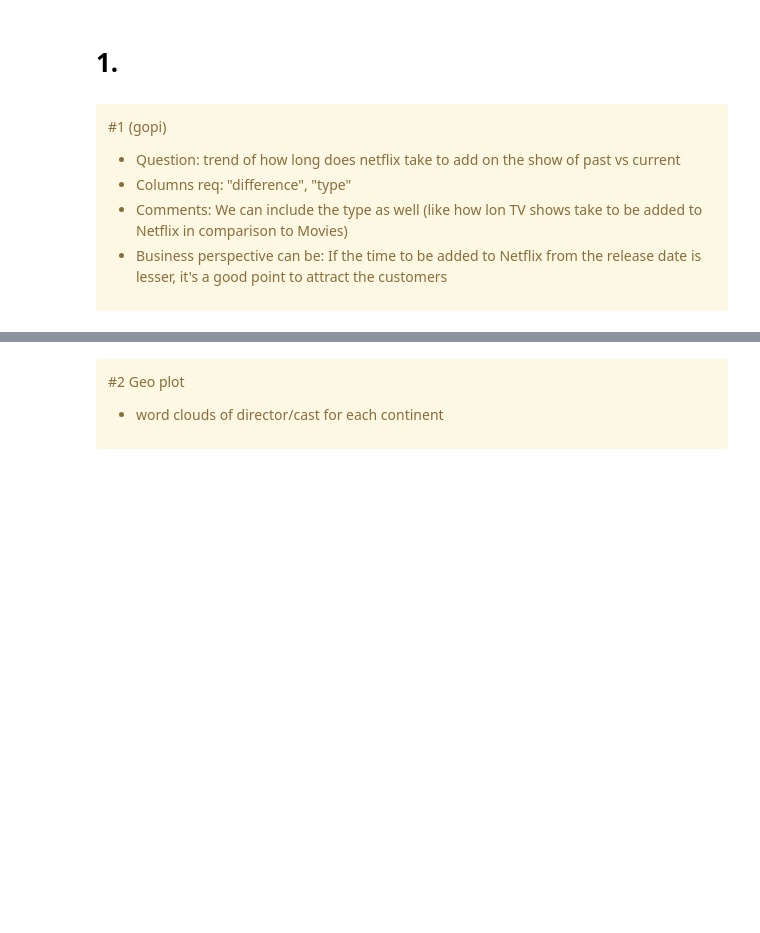
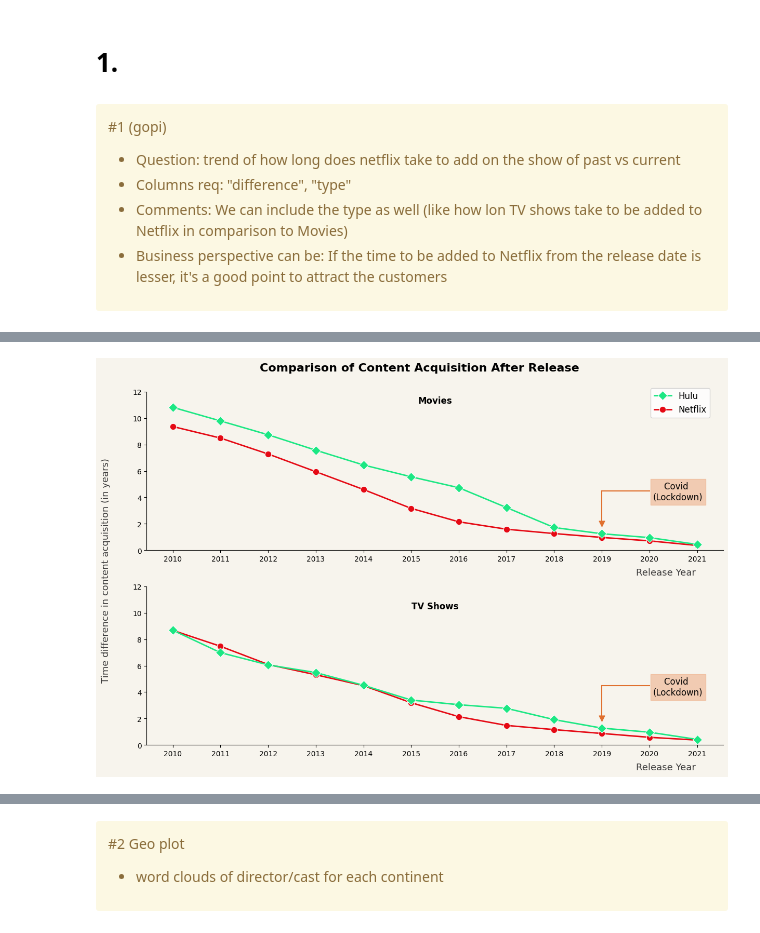
Before and after one commit to RickyMiura/Netflix-Hulu-EDA, a Jupyter notebook: plotting_gopi.ipynb, the cells around one changed output, grey strips where cells are left out. Saved outputs shown, nothing was run; the diff lists cells and outputs as text; code cells hidden in the pictures; blank space fills up the shorter version.

```diff
--- a/plotting_gopi.ipynb
+++ b/plotting_gopi.ipynb
@@ -119 +194,67 @@ netflix.head(2)
+# %%
+netflix['difference_y'] = round(netflix['difference']/12, 2)
+hulu['difference_y'] = round(hulu['difference']/12, 2)
+# %%
+# covid_icon = plt.imread('covidicon.png')
+FONT=None
+
+fig, ax = plt.subplots(2, 1, figsize=(12,8))
+
+ax[0] = sns.lineplot(data=netflix[netflix['type']=='movie'], x='release_year', y='difference_y', marker='o', markersize=9, ax=ax[0], color='#E50914',
+                     label='Netflix', linewidth=2, errorbar=('ci', False))
+ax[0] = sns.lineplot(data=hulu[hulu['type']=='movie'], x='release_year', y='difference_y', marker='D', markersize=9, ax=ax[0], color='#1ce783',
+                      label='Hulu', linewidth=2, errorbar=('ci', False))
+
+ax[1] = sns.lineplot(data=netflix[netflix['type']=='tv show'], x='release_year', y='difference_y', marker='o', markersize=9, ax=ax[1], color='#E50914',
+                      linewidth=2, errorbar=('ci', False))
+ax[1] = sns.lineplot(data=hulu[hulu['type']=='tv show'], x='release_year', y='difference_y', marker='D', markersize=9, ax=ax[1], color='#1ce783',
+                      linewidth=2, errorbar=('ci', False))
+
+ax[0].set_title("Movies")
+ax[1].set_title("TV Shows")
+
+
+ax[0].set_xticks(netflix['release_year'].unique(), netflix['release_year'].unique(), font=FONT, fontsize=10)
+ax[0].set_xlabel('Release Year', font=FONT, fontsize=13, color='#3d3c3c')
+ax[0].xaxis.set_label_coords(0.90, -0.11)
+ax[1].set_xticks(netflix['release_year'].unique(), netflix['release_year'].unique(), font=FONT, fontsize=10)
+ax[1].set_xlabel('Release Year', font=FONT, fontsize=13, color='#3d3c3c')
+ax[1].xaxis.set_label_coords(0.90, -0.11)
+ax[0].set_ylim(0,12)
+ax[1].set_ylim(0,12)
+
+fig.supylabel('Time difference in content acquisition (in years)', font=FONT, fontsize=13, x=-0.01, y=0.50, color='#3d3c3c')
+ax[0].set_ylabel(None)
+ax[1].set_ylabel(None)
+
+fig.suptitle("Comparison of Content Acquisition After Release", font=FONT, fontsize=16, fontweight='bold', x=0.50, y=1.0)
+ax[0].set_title("Movies", font=FONT, fontsize=12, fontweight='bold', x=0.50, y=0.90)
+ax[1].set_title("TV Shows", font=FONT, fontsize=12, fontweight='bold', x=0.50, y=0.83)
+
+ax[0].legend_.remove()
+fig.legend(loc='upper right', reverse=True, bbox_to_anchor=(0.973, 0.95), fontsize=12)
+
+ax[0].spines['top'].set_visible(False)
+ax[0].spines['right'].set_visible(False)
+ax[1].spines['top'].set_visible(False)
+ax[1].spines['right'].set_visible(False)
+
+ax[0].set_facecolor(color='#f7f4ed')
+ax[1].set_facecolor(color='#f7f4ed')
+fig.patch.set_facecolor(color='#f7f4ed')
+
+fig.text(s='    Covid\n(Lockdown)', x=0.875, y=0.67, fontsize=12, bbox=dict(facecolor='#eda479', alpha=0.5, edgecolor='#eda479'))
+ax[0].scatter(2019,2, marker='v', s=60, color='#e0702f')
+ax[0].plot([2019,2019], [2,4.5], color='#e0702f')
+ax[0].plot([2019,2020], [4.5,4.5], color='#e0702f')
+
+fig.text(s='    Covid\n(Lockdown)', x=0.875, y=0.20, fontsize=12, bbox=dict(facecolor='#eda479', alpha=0.5, edgecolor='#eda479'))
+ax[1].scatter(2019,2, marker='v', s=60, color='#e0702f')
+ax[1].plot([2019,2019], [2, 4.5], color='#e0702f')
+ax[1].plot([2019,2020], [4.5, 4.5], color='#e0702f')
+
+plt.tight_layout()
+plt.show()
+# %% [output]
+[figure, added]
 # %%
```
Also changed, not shown: parts of 23 cells of this notebook.
